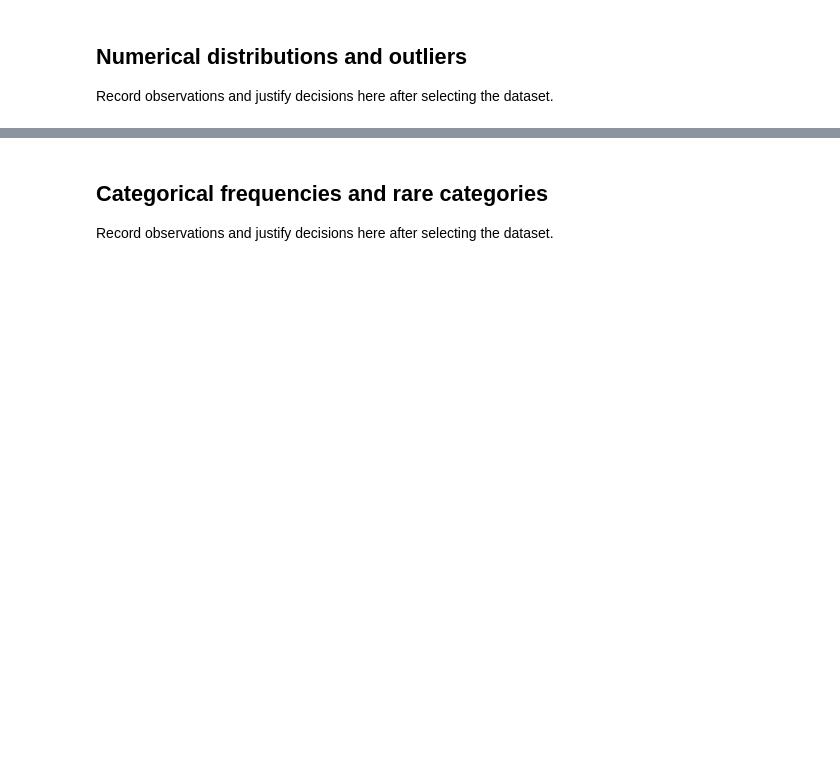
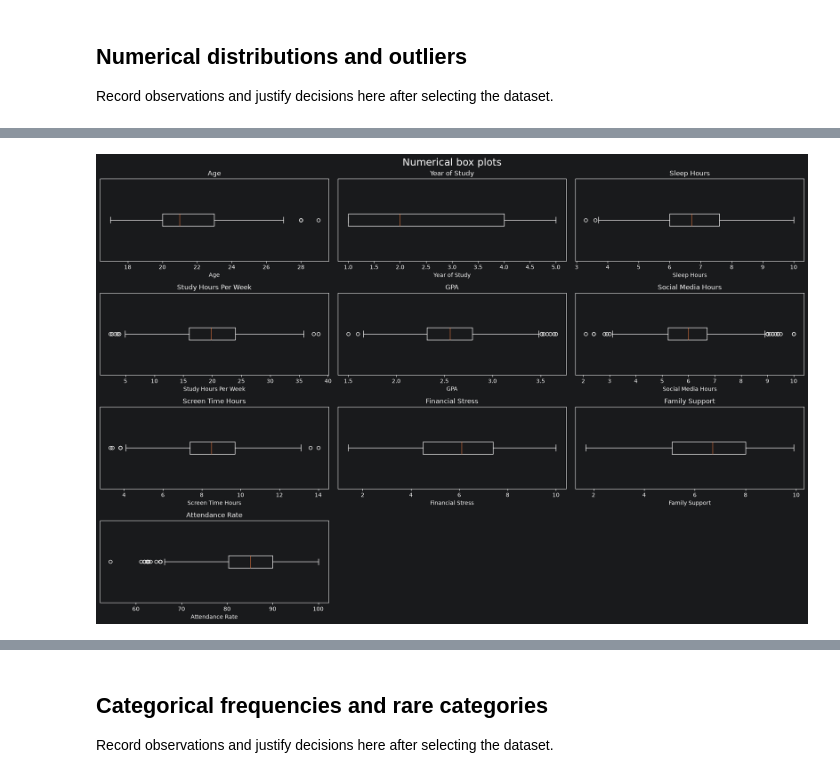
Before and after one commit to amineelhailaa/CampusEcho, a Jupyter notebook: notebooks/02_eda.ipynb, the cells around one changed output, grey strips where cells are left out. Drawn from its saved outputs; the diff is of its cells as text; code cells hidden in the pictures; blank space fills up the shorter version.

```diff
--- a/notebooks/02_eda.ipynb
+++ b/notebooks/02_eda.ipynb
@@ -20,0 +53,21 @@ Record observations and justify decisions here after selecting the dataset.
+# %%
+numerical_columns = df.select_dtypes(include="number").columns
+
+
+fig, axes = plt.subplots(4, 3, figsize=(18, 3 * 4), squeeze=False)
+fig.suptitle("Numerical box plots", fontsize=18)
+
+for i, column in enumerate(numerical_columns):
+    ax = axes.flat[i]
+    ax.boxplot(df[column].dropna(), orientation="horizontal")
+    ax.set_title(column.replace("_", " "))
+    ax.set_xlabel(column.replace("_", " "))
+    ax.set_yticks([])
+
+for i in range(len(numerical_columns), 4 * 3):
+    fig.delaxes(axes.flat[i])
+
+fig.tight_layout()
+plt.show()
+# %% [output]
+[figure, added]
```
Also changed, not shown: parts of 18 cells of this notebook.
